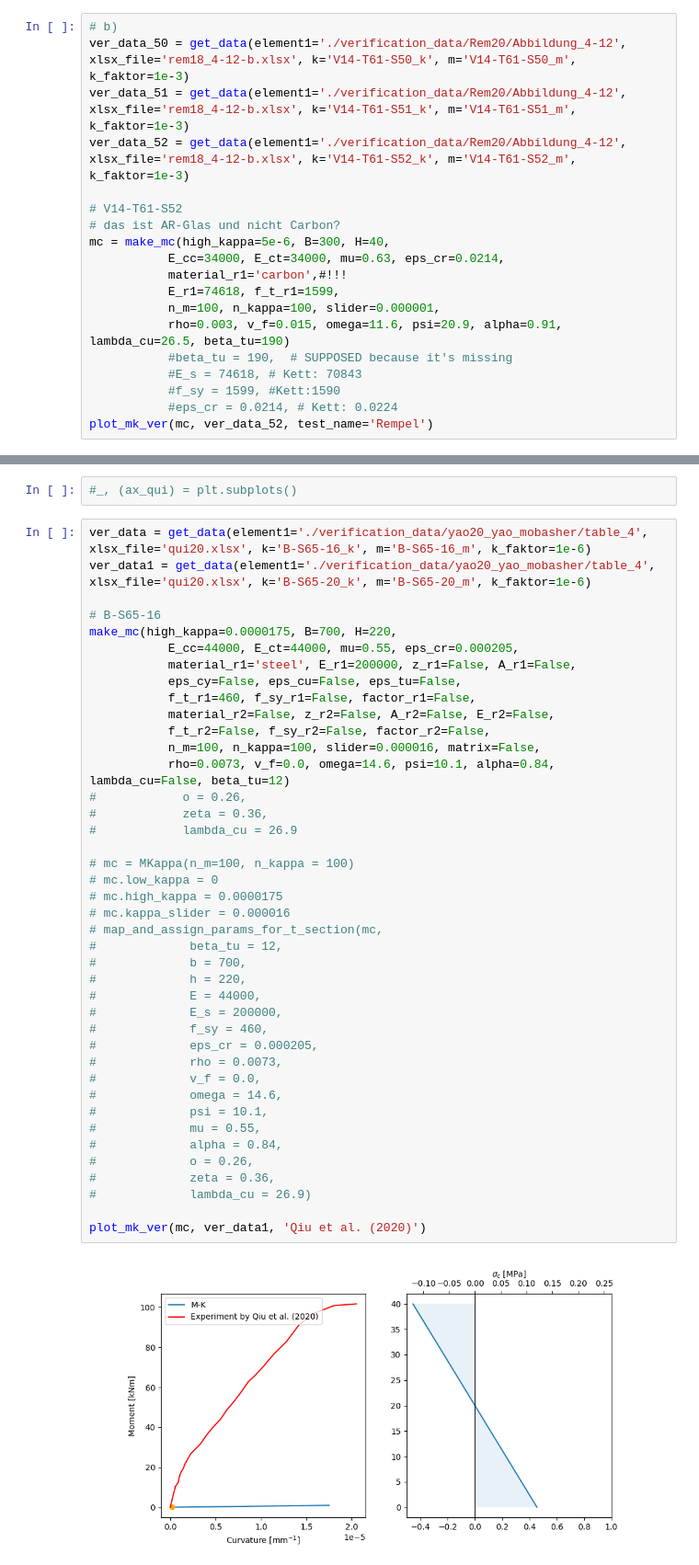
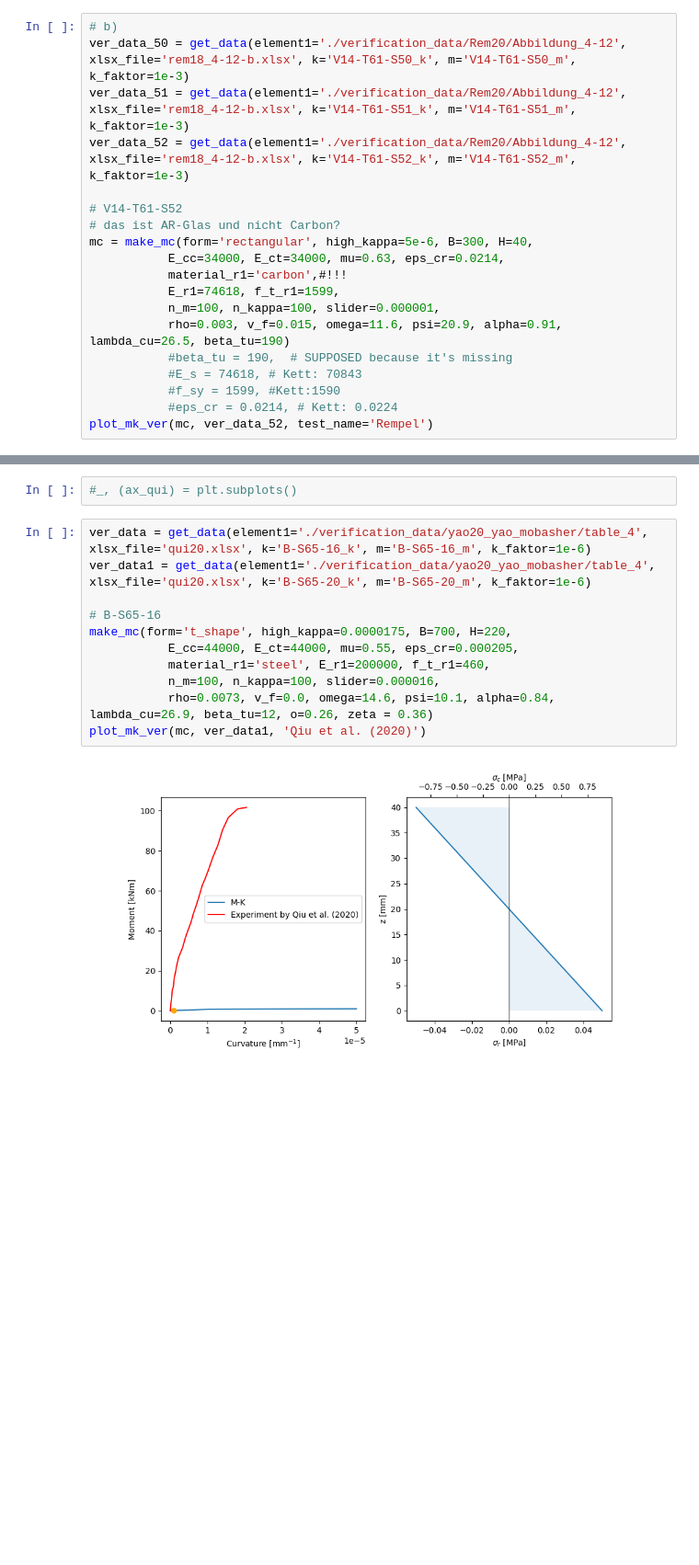
Before and after one commit to rosoba/bmcs_cross_section, a Jupyter notebook: notebooks/mkappa/mkappa_verification.ipynb, the cells around one changed output, grey strips where cells are left out. Shown at 92% size. Drawn from its saved outputs; the diff is of its cells as text; blank space fills up the shorter version.

```diff
--- a/notebooks/mkappa/mkappa_verification.ipynb
+++ b/notebooks/mkappa/mkappa_verification.ipynb
@@ -314,7 +295,7 @@ ver_data_52 = get_data(element1='./verification_data/Rem20/Abbildung_4-12', xlsx
 
 # V14-T61-S52
 # das ist AR-Glas und nicht Carbon?
-mc = make_mc(high_kappa=5e-6, B=300, H=40,
+mc = make_mc(form='rectangular', high_kappa=5e-6, B=300, H=40,
            E_cc=34000, E_ct=34000, mu=0.63, eps_cr=0.0214,
            material_r1='carbon',#!!!
            E_r1=74618, f_t_r1=1599,
@@ -362,44 +322,14 @@ def map_and_assign_params_for_t_section(
 # %%
 ver_data = get_data(element1='./verification_data/yao20_yao_mobasher/table_4', xlsx_file='qui20.xlsx', k='B-S65-16_k', m='B-S65-16_m', k_faktor=1e-6)
 ver_data1 = get_data(element1='./verification_data/yao20_yao_mobasher/table_4', xlsx_file='qui20.xlsx', k='B-S65-20_k', m='B-S65-20_m', k_faktor=1e-6)
 
 # B-S65-16
-make_mc(high_kappa=0.0000175, B=700, H=220,
+make_mc(form='t_shape', high_kappa=0.0000175, B=700, H=220,
            E_cc=44000, E_ct=44000, mu=0.55, eps_cr=0.000205,
-           material_r1='steel', E_r1=200000, z_r1=False, A_r1=False,
-           eps_cy=False, eps_cu=False, eps_tu=False,
-           f_t_r1=460, f_sy_r1=False, factor_r1=False,
-           material_r2=False, z_r2=False, A_r2=False, E_r2=False,
-           f_t_r2=False, f_sy_r2=False, factor_r2=False,
-           n_m=100, n_kappa=100, slider=0.000016, matrix=False,
-           rho=0.0073, v_f=0.0, omega=14.6, psi=10.1, alpha=0.84, lambda_cu=False, beta_tu=12)
-#            o = 0.26,
-#            zeta = 0.36,
-#            lambda_cu = 26.9
-
-# mc = MKappa(n_m=100, n_kappa = 100)
-# mc.low_kappa = 0
-# mc.high_kappa = 0.0000175
-# mc.kappa_slider = 0.000016
-# map_and_assign_params_for_t_section(mc,
-#             beta_tu = 12,
-#             b = 700,
-#             h = 220,
-#             E = 44000,
-#             E_s = 200000,
-#             f_sy = 460,
-#             eps_cr = 0.000205,
-#             rho = 0.0073,
-#             v_f = 0.0,
-#             omega = 14.6,
-#             psi = 10.1,
-#             mu = 0.55,
-#             alpha = 0.84,
-#             o = 0.26,
-#             zeta = 0.36,
-#             lambda_cu = 26.9)
-
+           material_r1='steel', E_r1=200000, f_t_r1=460,
+           n_m=100, n_kappa=100, slider=0.000016,
+           rho=0.0073, v_f=0.0, omega=14.6, psi=10.1, alpha=0.84, lambda_cu=26.9, beta_tu=12, o=0.26, zeta = 0.36)
 plot_mk_ver(mc, ver_data1, 'Qiu et al. (2020)')
 # %% [output]
-[figure, old version]
+[figure, new version]
 # %%
```
Also changed, not shown: parts of 10 cells of this notebook.
